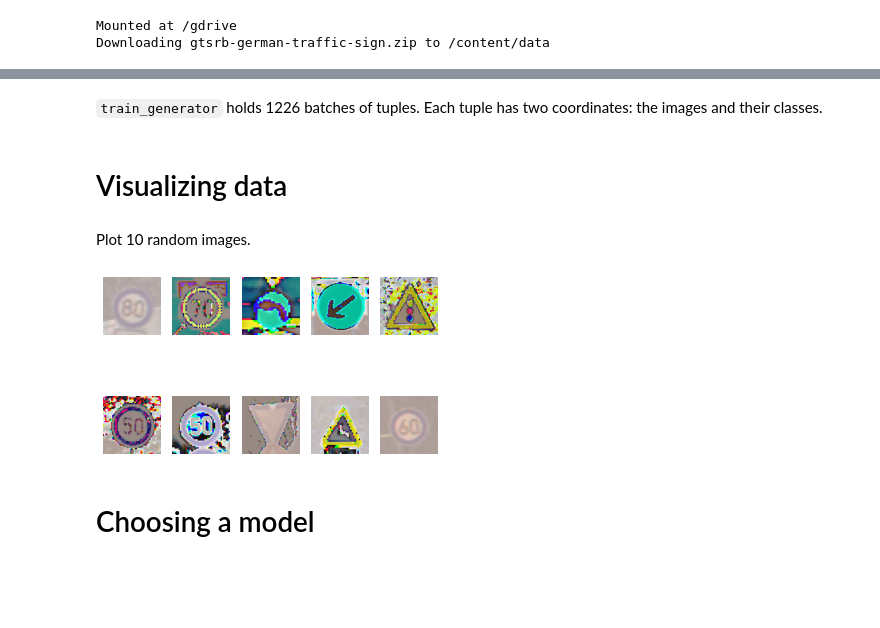
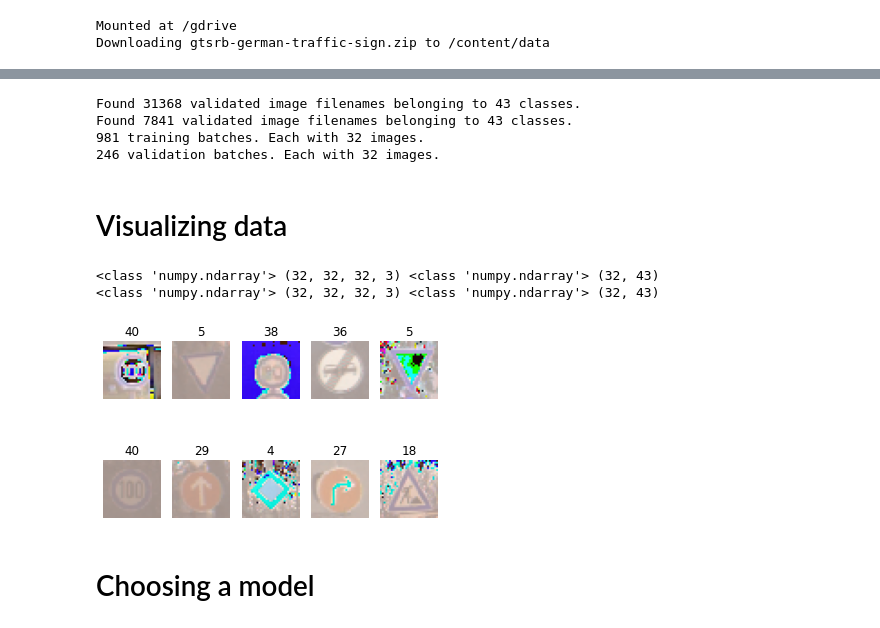
Before and after one commit to SimeonHristov99/AI_Traffic_Sign_Classifier_Tensorflow, a Jupyter notebook: traffic_sign_recognition.ipynb, the cells around one changed output, grey strips where cells are left out. Saved outputs shown, nothing was run; the diff lists cells and outputs as text; code cells hidden in the pictures; blank space fills up the shorter version.

````diff
--- a/traffic_sign_recognition.ipynb
+++ b/traffic_sign_recognition.ipynb
@@ -64,22 +41,67 @@ Formed total of 1226 batches.
-# %% [markdown]
-```train_generator``` holds 1226 batches of tuples. Each tuple has two coordinates: the images and their classes.
+# %%
+BATCH_SIZE = 32
+IM_SIZE = 32
+CLASSES = 43
+TRAIN_DATA_DIR = '/content/data'
+
+train_datagen = ImageDataGenerator(
+    preprocessing_function=tf.keras.applications.vgg16.preprocess_input,
+    validation_split=0.2 # set validation split
+)
+
+train_generator = train_datagen.flow_from_dataframe(
+    dataframe=traindf,
+    directory=TRAIN_DATA_DIR,
+    x_col='Path',
+    y_col='ClassId',
+    seed=42,
+    batch_size=BATCH_SIZE,
+    subset='training', # set as training data
+    target_size=(IM_SIZE, IM_SIZE)
+)
+
+val_generator = train_datagen.flow_from_dataframe(
+    dataframe=traindf,
+    directory=TRAIN_DATA_DIR,
+    x_col='Path',
+    y_col='ClassId',
+    seed=42,
+    batch_size=BATCH_SIZE,
+    subset='validation', # set as training data
+    target_size=(IM_SIZE, IM_SIZE)
+)
+
+print(f'{len(train_generator)} training batches. Each with {train_generator[0][0].shape[0]} images.')
+print(f'{len(val_generator)} validation batches. Each with {val_generator[0][0].shape[0]} images.')
+# %% [output]
+Found 31368 validated image filenames belonging to 43 classes.
+Found 7841 validated image filenames belonging to 43 classes.
+981 training batches. Each with 32 images.
+246 validation batches. Each with 32 images.
 # %% [markdown]
 # Visualizing data
-# %% [markdown]
-Plot 10 random images.
+# %%
+X_train_batch, y_train_batch = next(train_generator)
+X_val_batch, y_val_batch = next(val_generator)
+
+print(type(X_train_batch), X_train_batch.shape, type(y_train_batch), y_train_batch.shape)
+print(type(X_val_batch), X_val_batch.shape, type(y_val_batch), y_val_batch.shape)
+# %% [output]
+<class 'numpy.ndarray'> (32, 32, 32, 3) <class 'numpy.ndarray'> (32, 43)
+<class 'numpy.ndarray'> (32, 32, 32, 3) <class 'numpy.ndarray'> (32, 43)
 # %%
 for i in range(10):
   plt.subplot(2, 5, i + 1)
+
+  rand_idx = np.random.randint(X_train_batch.shape[0])
+  image = X_train_batch[rand_idx]
+
+  plt.imshow(image.astype('uint8'))
   plt.axis('off')
-
-  rand_batch = np.random.randint(num_batches)
-  rand_idx = np.random.randint(batch_size) # random index
-
-  image = train_batches[rand_batch][0][rand_idx] # get that image
-  plt.imshow(image.astype('uint8'))
+  plt.title(np.argmax(y_train_batch[rand_idx]))
 
 plt.show()
 # %% [output]
-[figure, old version]
+[figure, new version]
 # %% [markdown]
 # Choosing a model
````
Also changed, not shown: parts of 6 cells of this notebook.
